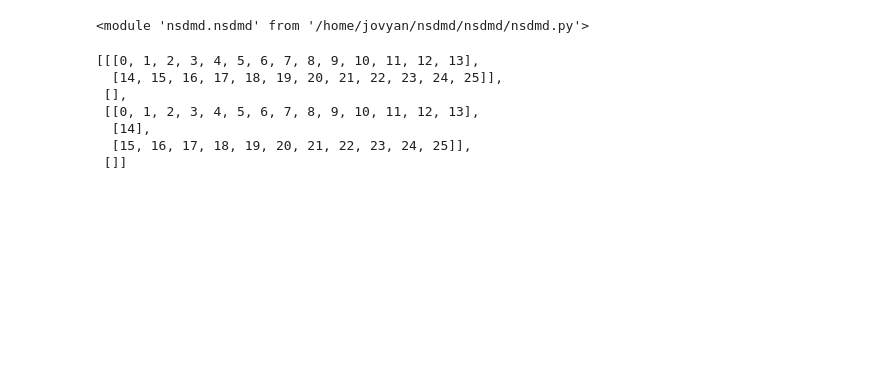
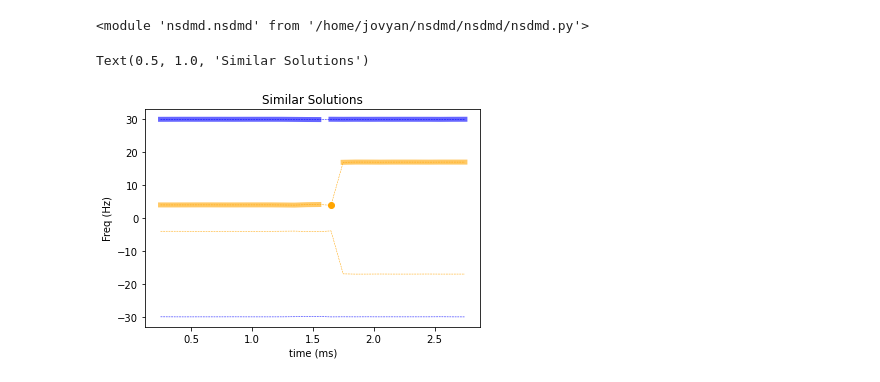
Before and after one commit to learning-2-learn/nsdmd, a Jupyter notebook: examples/two_network_demo.ipynb, the cells around one changed output. Cells and saved outputs as stored; diff of their text form; code cells hidden in the pictures; blank space fills up the shorter version.

Commit message:
Added get_soln and time_delay

```diff
--- a/examples/two_network_demo.ipynb
+++ b/examples/two_network_demo.ipynb
@@ -74,3 +75,6 @@ import imp
 imp.reload(nsdmd)
 # %% [output]
 <module 'nsdmd.nsdmd' from '/home/jovyan/nsdmd/nsdmd/nsdmd.py'>
+# %%
+soln = nsdmd.get_soln(freqs, phis, t, t[windows[:,0]])
+soln_r = np.transpose(soln, (1,0,2,3)).reshape((-1, soln.shape[2], soln.shape[3]))
@@ -77,31 +84,24 @@ imp.reload(nsdmd)
 # %%
 group_idx = nsdmd.group_by_similarity(freqs, phis, thresh_phi_amp=0.9)
 
-# sub_idx = []
-# for i, groups in enumerate(group_idx):
-#     for g in groups:
-#         sub_idx.append(np.random.choice(g) + i*(group_idx[-2][-1][-1]+1))
-# sub_idx = np.array(sub_idx)
-# sub_idx = sub_idx[np.sum(np.sum(soln_r[sub_idx], axis=2), axis=1)!=0] #In case any bad solutions get through
+sub_idx = []
+for i, groups in enumerate(group_idx):
+    for g in groups:
+        sub_idx.append(np.random.choice(g) + i*(group_idx[-2][-1][-1]+1))
+sub_idx = np.array(sub_idx)
+sub_idx = sub_idx[np.sum(np.sum(soln_r[sub_idx], axis=2), axis=1)!=0] #In case trivial solutions get through
 
-# colors = ['blue', 'orange', 'green', 'red']
-# for i in range(len(group_idx)):
-#     plt.plot(x_extent, freqs[:,i], linestyle='dashed', color=colors[i//2], linewidth=0.5)
-#     for g in group_idx[i]:
-#         if(len(g)>1):
-#             plt.plot(x_extent[g], freqs[g,i], color=colors[i//2], linewidth=5, alpha=0.6)
-#         else:
-#             plt.scatter(x_extent[g], freqs[g,i], color=colors[i//2])
-# plt.xlabel('time (ms)')
-# plt.ylabel('Freq (Hz)')
-# plt.title('Similar solutions')
+colors = ['blue', 'orange', 'green', 'red']
+for i in range(len(group_idx)):
+    plt.plot(x_extent, freqs[:,i], linestyle='dashed', color=colors[i//2], linewidth=0.5)
+    for g in group_idx[i]:
+        if(len(g)>1):
+            plt.plot(x_extent[g], freqs[g,i], color=colors[i//2], linewidth=5, alpha=0.6)
+        else:
+            plt.scatter(x_extent[g], freqs[g,i], color=colors[i//2])
+plt.xlabel('time (ms)')
+plt.ylabel('Freq (Hz)')
+plt.title('Similar Solutions')
+# %% [output]
+Text(0.5, 1.0, 'Similar Solutions')
+[figure, added]
-# %%
-group_idx
-# %% [output]
-[[[0, 1, 2, 3, 4, 5, 6, 7, 8, 9, 10, 11, 12, 13],
-  [14, 15, 16, 17, 18, 19, 20, 21, 22, 23, 24, 25]],
- [],
- [[0, 1, 2, 3, 4, 5, 6, 7, 8, 9, 10, 11, 12, 13],
-  [14],
-  [15, 16, 17, 18, 19, 20, 21, 22, 23, 24, 25]],
- []]
```
Also changed, not shown: parts of 5 cells of this notebook, 2 other files.
